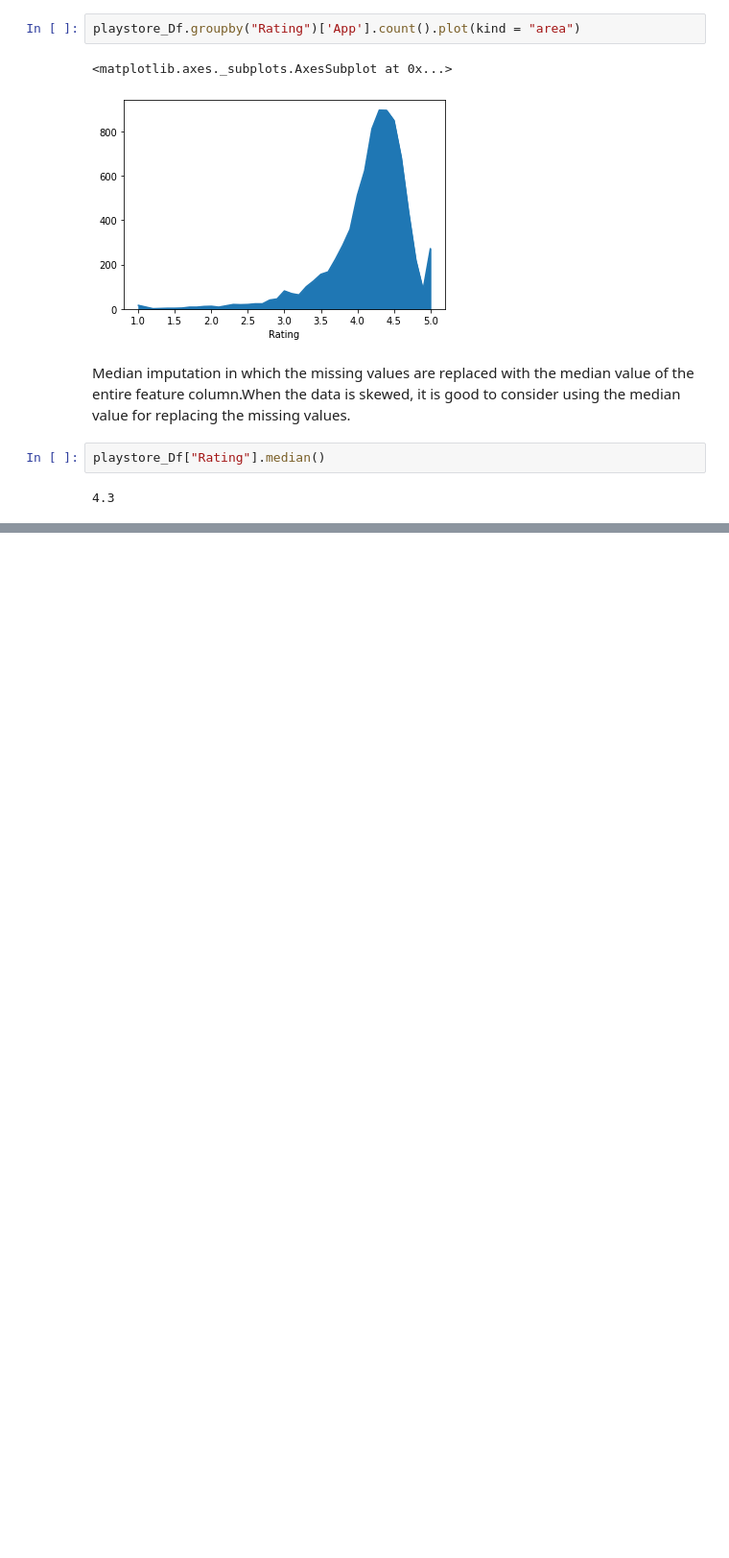
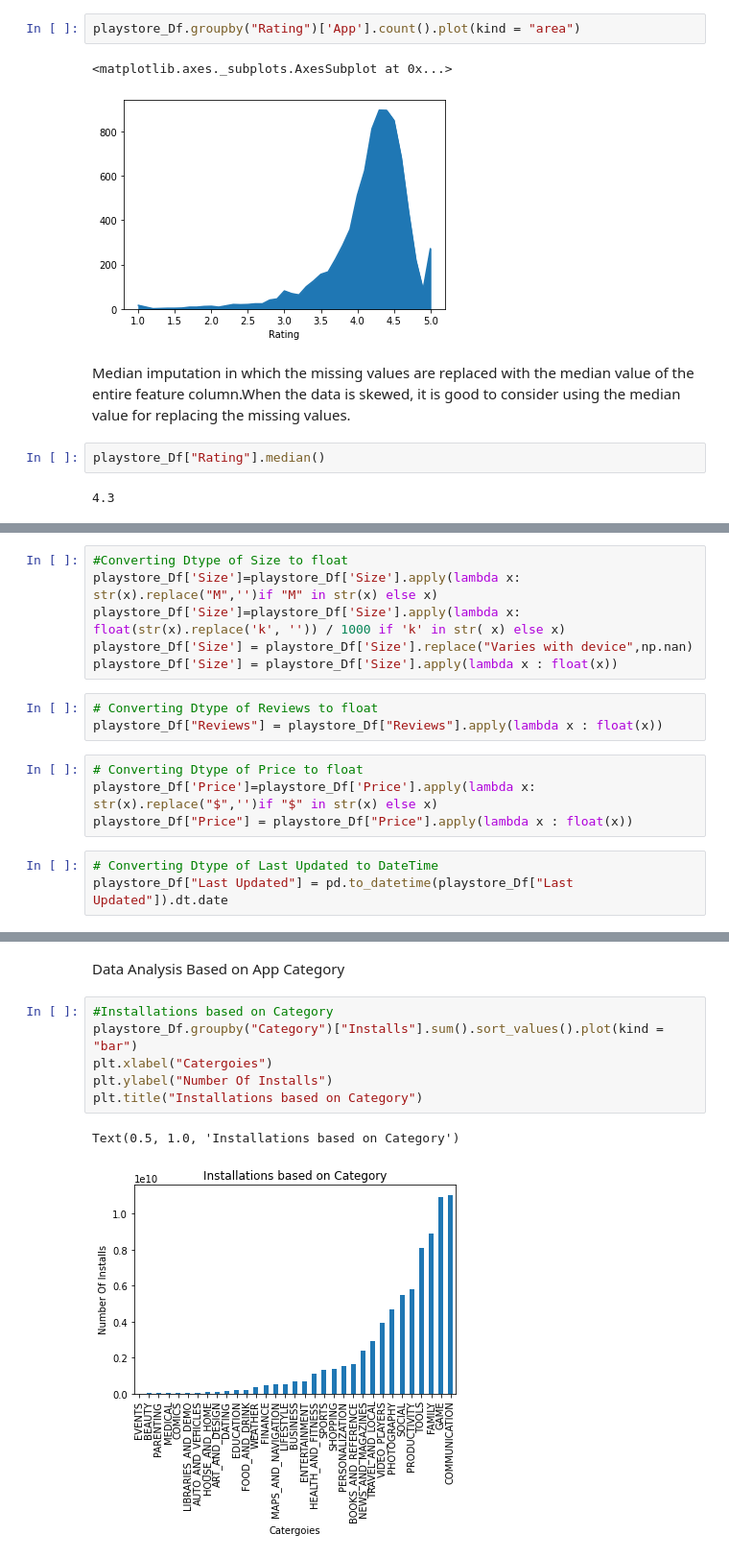
Before and after one commit to Srijan-Rai/Playstore, a Jupyter notebook: Copy_of_Play_Store_App_Review_Analysis_Capstone_Project.ipynb, the cells around one changed output, grey strips where cells are left out. Shown: that part at 96% size. Saved outputs shown, nothing was run; the diff lists cells and outputs as text; blank space fills up the shorter version.

```diff
--- a/Copy_of_Play_Store_App_Review_Analysis_Capstone_Project.ipynb
+++ b/Copy_of_Play_Store_App_Review_Analysis_Capstone_Project.ipynb
@@ -169,0 +176,16 @@ memory usage: 1.0+ MB
+# %%
+#Converting Dtype of Size to float
+playstore_Df['Size']=playstore_Df['Size'].apply(lambda x: str(x).replace("M",'')if "M" in str(x) else x)
+playstore_Df['Size']=playstore_Df['Size'].apply(lambda x: float(str(x).replace('k', '')) / 1000 if 'k' in str( x) else x)
+playstore_Df['Size'] = playstore_Df['Size'].replace("Varies with device",np.nan)
+playstore_Df['Size'] = playstore_Df['Size'].apply(lambda x : float(x))
+# %%
+# Converting Dtype of Reviews to float
+playstore_Df["Reviews"] = playstore_Df["Reviews"].apply(lambda x : float(x))
+# %%
+# Converting Dtype of Price to float
+playstore_Df['Price']=playstore_Df['Price'].apply(lambda x: str(x).replace("$",'')if "$" in str(x) else x)
+playstore_Df["Price"] = playstore_Df["Price"].apply(lambda x : float(x))
+# %%
+# Converting Dtype of Last Updated to DateTime
+playstore_Df["Last Updated"] = pd.to_datetime(playstore_Df["Last Updated"]).dt.date
@@ -169,0 +224,11 @@ memory usage: 1.0+ MB
+# %% [markdown]
+Data Analysis Based on App Category
+# %%
+#Installations based on Category
+playstore_Df.groupby("Category")["Installs"].sum().sort_values().plot(kind = "bar")
+plt.xlabel("Catergoies")
+plt.ylabel("Number Of Installs")
+plt.title("Installations based on Category")
+# %% [output]
+Text(0.5, 1.0, 'Installations based on Category')
+[figure, added]
```
Also changed, not shown: parts of 7 cells of this notebook.
